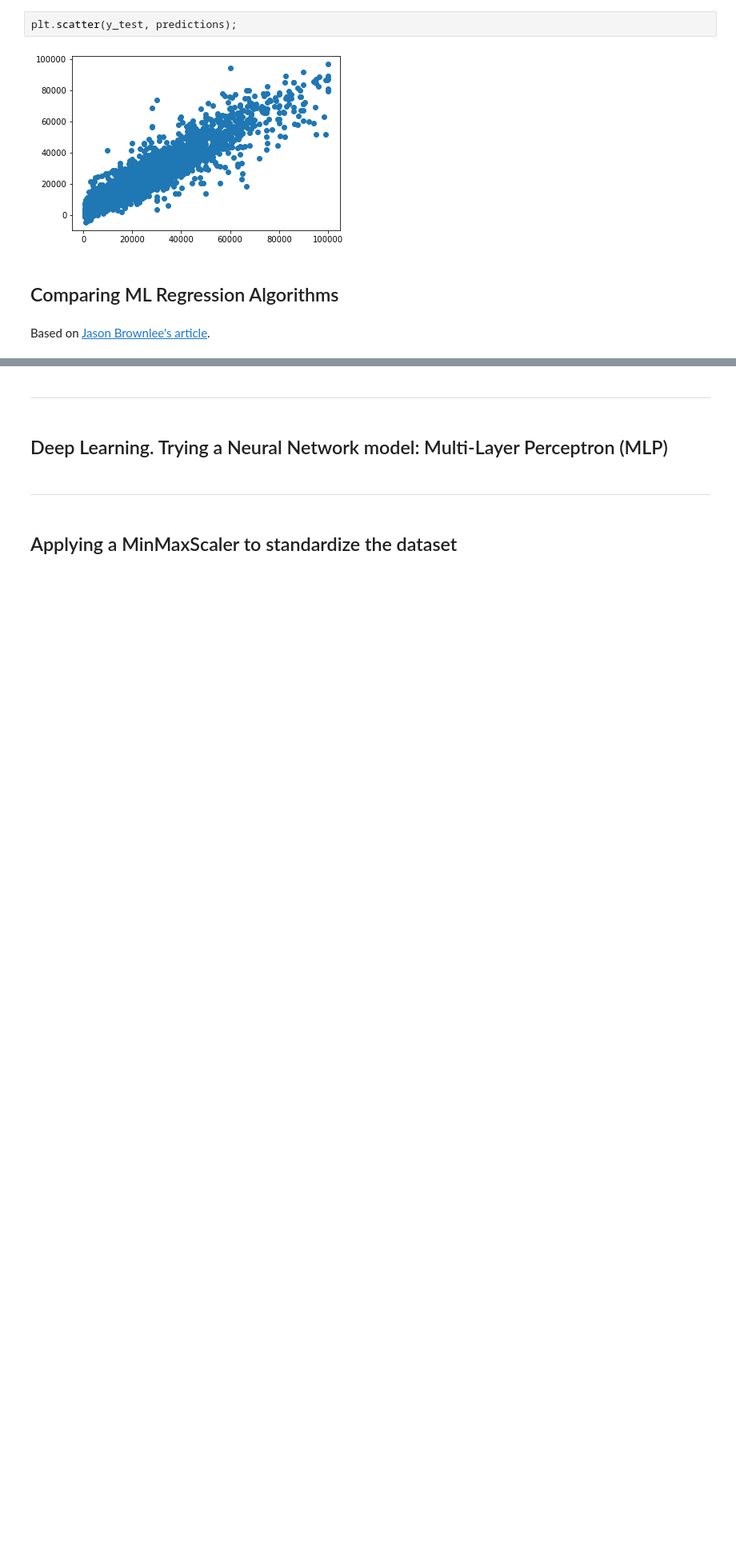
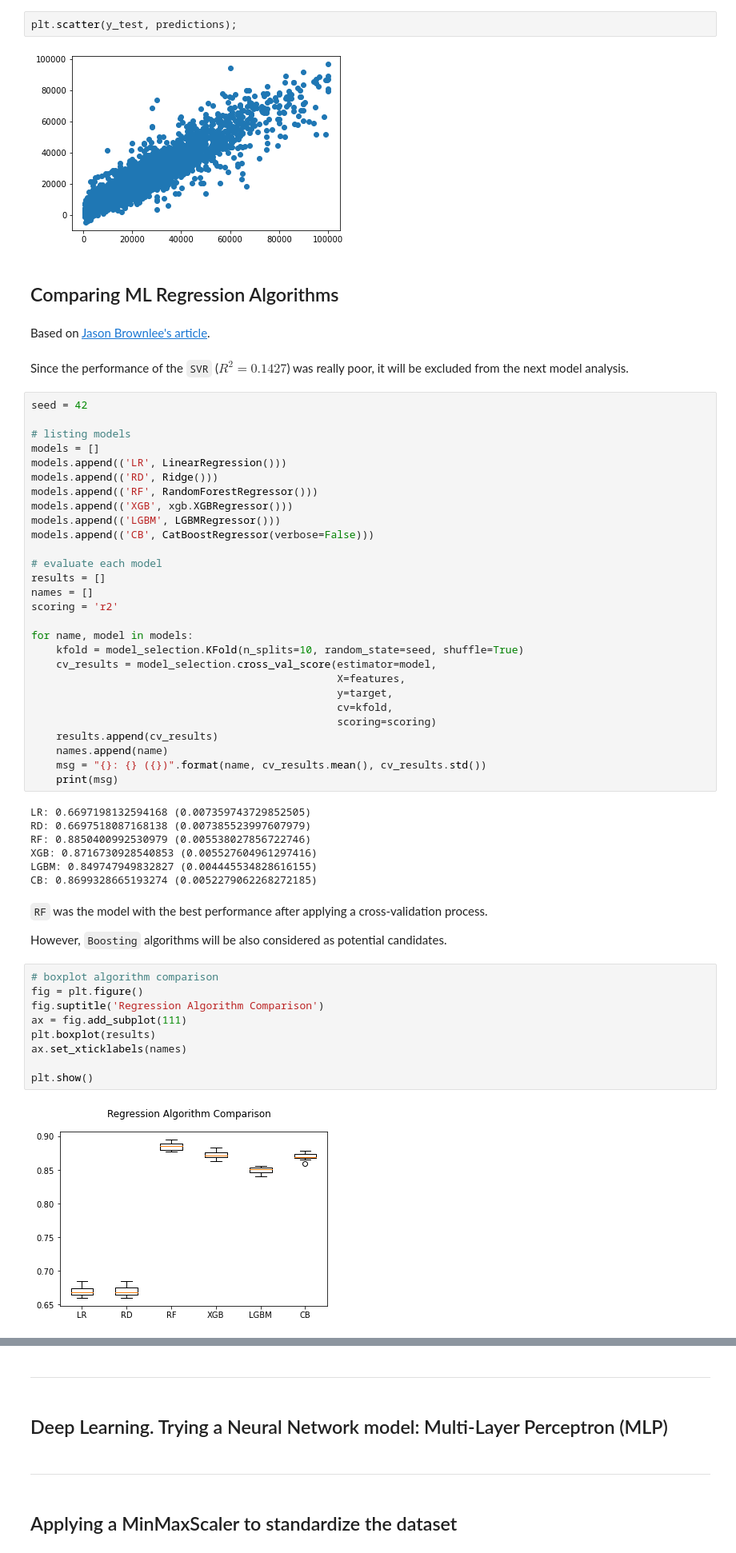
Before and after one commit to caresppen/UsedCarsAppraiser, a Jupyter notebook: notebooks/08_Prices_Regression_1.ipynb, the cells around one changed output, grey strips where cells are left out. Shown: that part at 80% size. Cells and saved outputs as stored; diff of their text form; blank space fills up the shorter version.

```diff
--- a/notebooks/08_Prices_Regression_1.ipynb
+++ b/notebooks/08_Prices_Regression_1.ipynb
@@ -242,3 +240,55 @@ plt.scatter(y_test, predictions);
 ## Comparing ML Regression Algorithms
 # %% [markdown]
 Based on [Jason Brownlee's article](https://machinelearningmastery.com/compare-machine-learning-algorithms-python-scikit-learn/).
+# %% [markdown]
+Since the performance of the `SVR` ($R^2 = 0.1427$) was really poor, it will be excluded from the next model analysis.
+# %%
+seed = 42
+
+# listing models
+models = []
+models.append(('LR', LinearRegression()))
+models.append(('RD', Ridge()))
+models.append(('RF', RandomForestRegressor()))
+models.append(('XGB', xgb.XGBRegressor()))
+models.append(('LGBM', LGBMRegressor()))
+models.append(('CB', CatBoostRegressor(verbose=False)))
+
+# evaluate each model
+results = []
+names = []
+scoring = 'r2'
+
+for name, model in models:
+    kfold = model_selection.KFold(n_splits=10, random_state=seed, shuffle=True)
+    cv_results = model_selection.cross_val_score(estimator=model,
+                                                 X=features,
+                                                 y=target,
+                                                 cv=kfold,
+                                                 scoring=scoring)
+    results.append(cv_results)
+    names.append(name)
+    msg = "{}: {} ({})".format(name, cv_results.mean(), cv_results.std())
+    print(msg)
+# %% [output]
+LR: 0.6697198132594168 (0.007359743729852505)
+RD: 0.6697518087168138 (0.007385523997607979)
+RF: 0.8850400992530979 (0.005538027856722746)
+XGB: 0.8716730928540853 (0.005527604961297416)
+LGBM: 0.849747949832827 (0.004445534828616155)
+CB: 0.8699328665193274 (0.0052279062268272185)
+# %% [markdown]
+`RF` was the model with the best performance after applying a cross-validation process.
+
+However, `Boosting` algorithms will be also considered as potential candidates.
+# %%
+# boxplot algorithm comparison
+fig = plt.figure()
+fig.suptitle('Regression Algorithm Comparison')
+ax = fig.add_subplot(111)
+plt.boxplot(results)
+ax.set_xticklabels(names)
+
+plt.show()
+# %% [output]
+[figure, added]
```
Also changed, not shown: parts of 5 cells of this notebook, 4 other files.
